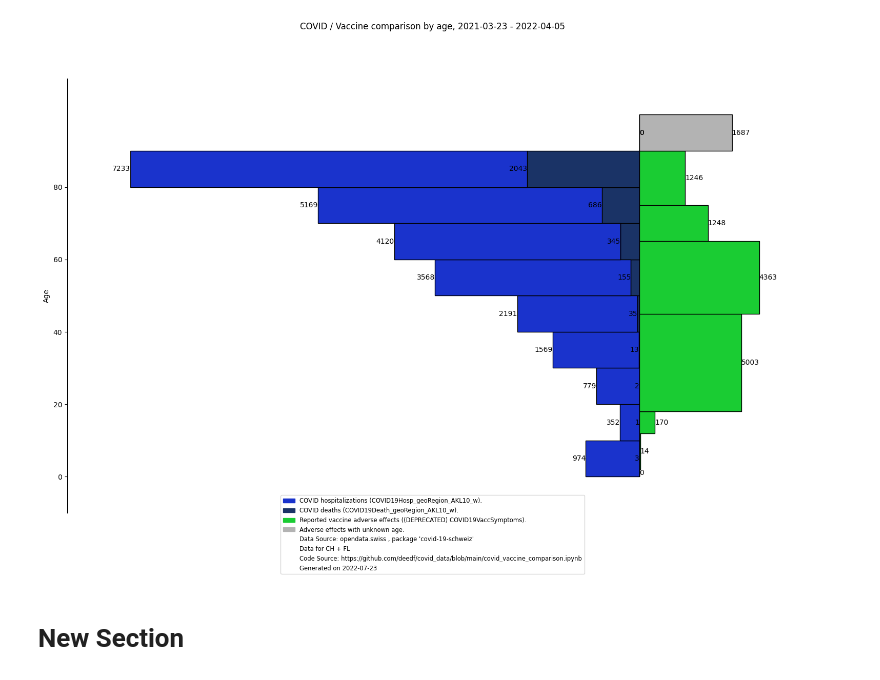
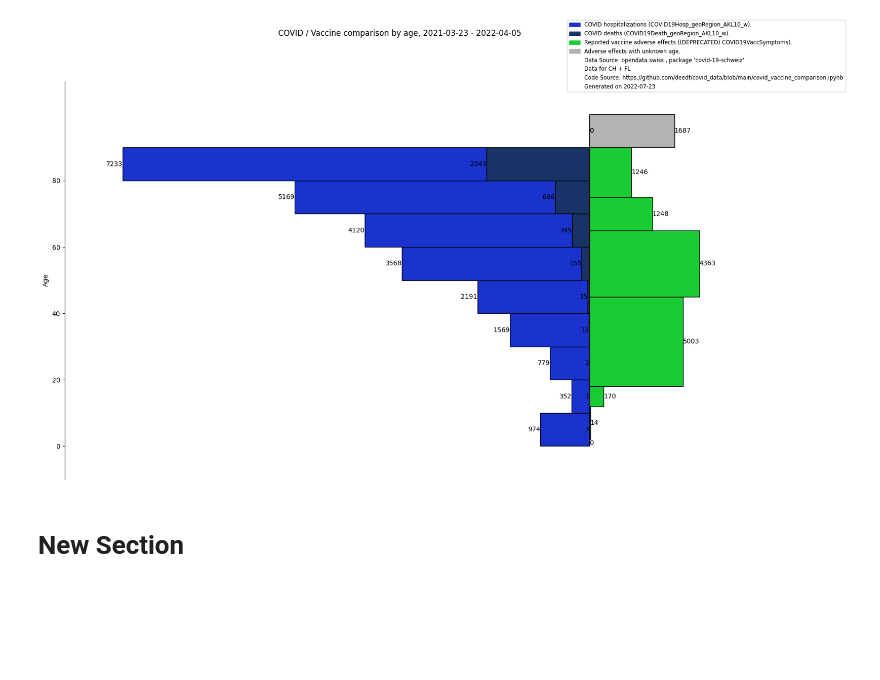
Before and after one commit to deedf/covid_data, a Jupyter notebook: covid_vaccine_comparison.ipynb, the cells around one changed output. Saved outputs shown, nothing was run; the diff lists cells and outputs as text; code cells hidden in the pictures; blank space fills up the shorter version.

Commit message:
autoplace legend

```diff
--- a/covid_vaccine_comparison.ipynb
+++ b/covid_vaccine_comparison.ipynb
@@ -184,34 +184,33 @@ def _build_graph(
     )
 
     fig.legend(
         [Rectangle(xy=(0, 0), width=10, height=10, color=l[0]) for l in legends],
         [l[1] for l in legends],
-        loc="lower center",
         fontsize="small",
     )
     plt.margins(0.1, 0.1)
     plot.spines["top"].set_visible(False)
     plot.spines["right"].set_visible(False)
     plot.spines["bottom"].set_visible(False)
     plt.show()
 
 
 client = RemoteCKAN(CKAN_API_URL)
 dataset = client.call_action("package_show", {"name_or_id": DATASET_NAME})
 _build_graph(
     [
         r
         for r in dataset["resources"]
         if r["identifier"] == "weekly-death-age-range-csv"
     ][0],
     [r for r in dataset["resources"] if r["identifier"] == "weekly-hosp-age-range-csv"][
         0
     ],
     [r for r in dataset["resources"] if r["identifier"] == "daily-vacc-symptoms-csv"][
         0
     ],
 )
 # %% [output]
-[figure, old version]
+[figure, new version]
 # %% [markdown]
 # New Section
```
